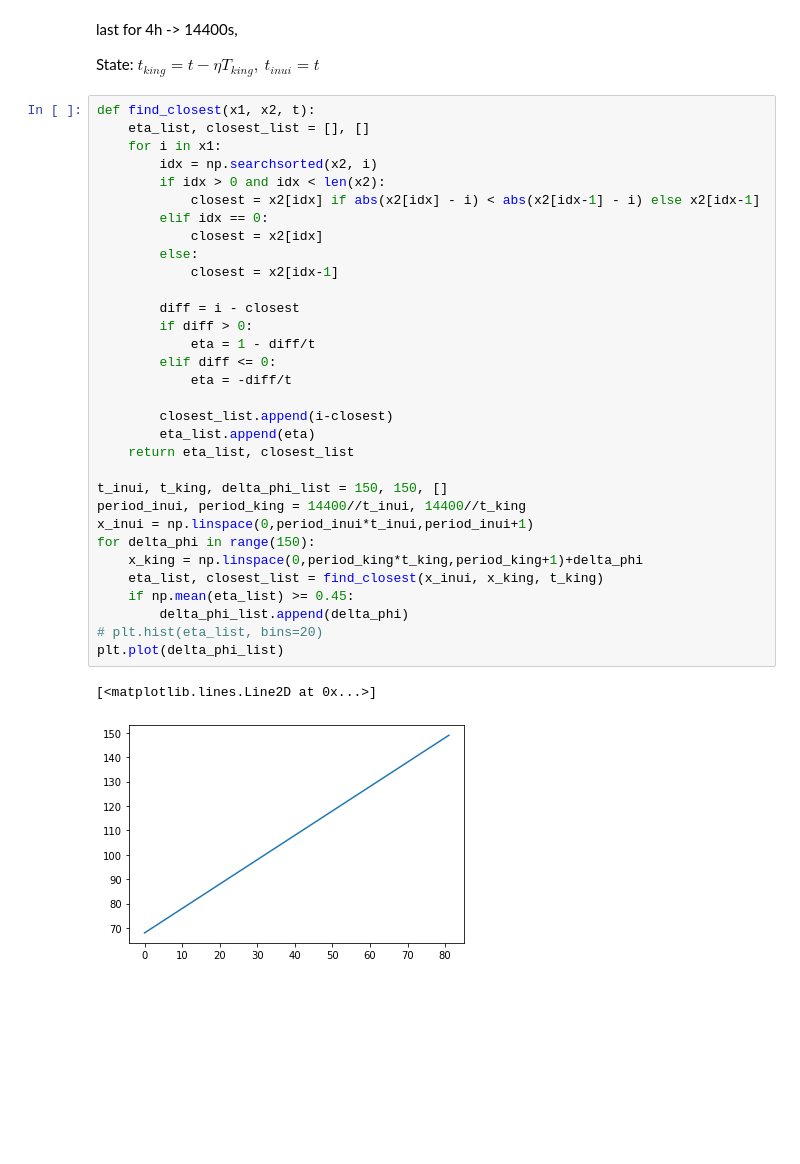
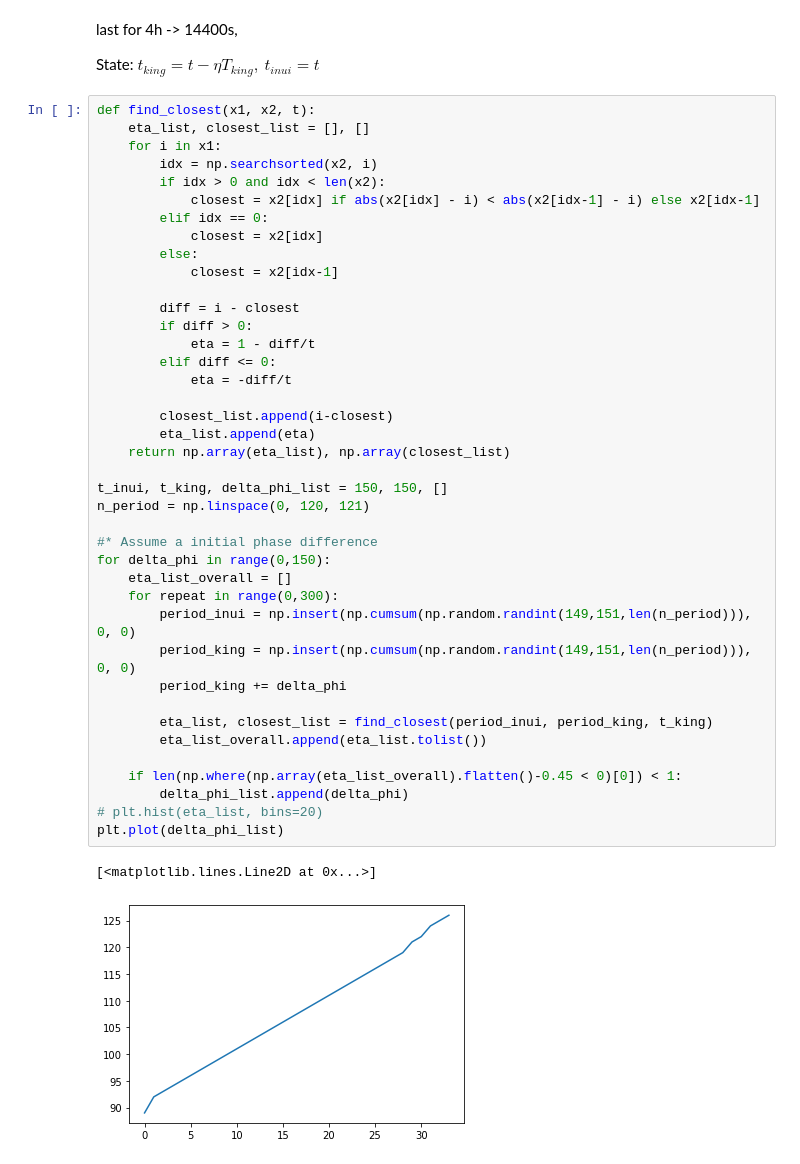
Before and after one commit to wzetto/projLITE, a Jupyter notebook: INUIsignal/try1.ipynb, the cells around one changed output. Cells and saved outputs as stored; diff of their text form; blank space fills up the shorter version.

```diff
--- a/INUIsignal/try1.ipynb
+++ b/INUIsignal/try1.ipynb
@@ -231,35 +232,43 @@ State: $t_{king} = t - \eta T_{king},\ t_{inui} = t$
 # %%
 def find_closest(x1, x2, t):
     eta_list, closest_list = [], []
     for i in x1:
         idx = np.searchsorted(x2, i)
         if idx > 0 and idx < len(x2):
             closest = x2[idx] if abs(x2[idx] - i) < abs(x2[idx-1] - i) else x2[idx-1]
         elif idx == 0:
             closest = x2[idx]
         else:
             closest = x2[idx-1]
 
         diff = i - closest
         if diff > 0:
             eta = 1 - diff/t
         elif diff <= 0:
             eta = -diff/t
 
         closest_list.append(i-closest)
         eta_list.append(eta)
-    return eta_list, closest_list
+    return np.array(eta_list), np.array(closest_list)
 
 t_inui, t_king, delta_phi_list = 150, 150, []
-period_inui, period_king = 14400//t_inui, 14400//t_king
-x_inui = np.linspace(0,period_inui*t_inui,period_inui+1)
-for delta_phi in range(150):
-    x_king = np.linspace(0,period_king*t_king,period_king+1)+delta_phi
-    eta_list, closest_list = find_closest(x_inui, x_king, t_king)
-    if np.mean(eta_list) >= 0.45:
+n_period = np.linspace(0, 120, 121)
+
+#* Assume a initial phase difference
+for delta_phi in range(0,150):
+    eta_list_overall = []
+    for repeat in range(0,300):
+        period_inui = np.insert(np.cumsum(np.random.randint(149,151,len(n_period))), 0, 0)
+        period_king = np.insert(np.cumsum(np.random.randint(149,151,len(n_period))), 0, 0)
+        period_king += delta_phi
+
+        eta_list, closest_list = find_closest(period_inui, period_king, t_king)
+        eta_list_overall.append(eta_list.tolist())
+
+    if len(np.where(np.array(eta_list_overall).flatten()-0.45 < 0)[0]) < 1:
         delta_phi_list.append(delta_phi)
 # plt.hist(eta_list, bins=20)
 plt.plot(delta_phi_list)
 # %% [output]
 [<matplotlib.lines.Line2D at 0x...>]
-[figure, old version]
+[figure, new version]
```
Also changed, not shown: parts of 3 cells of this notebook, 4 other files.
